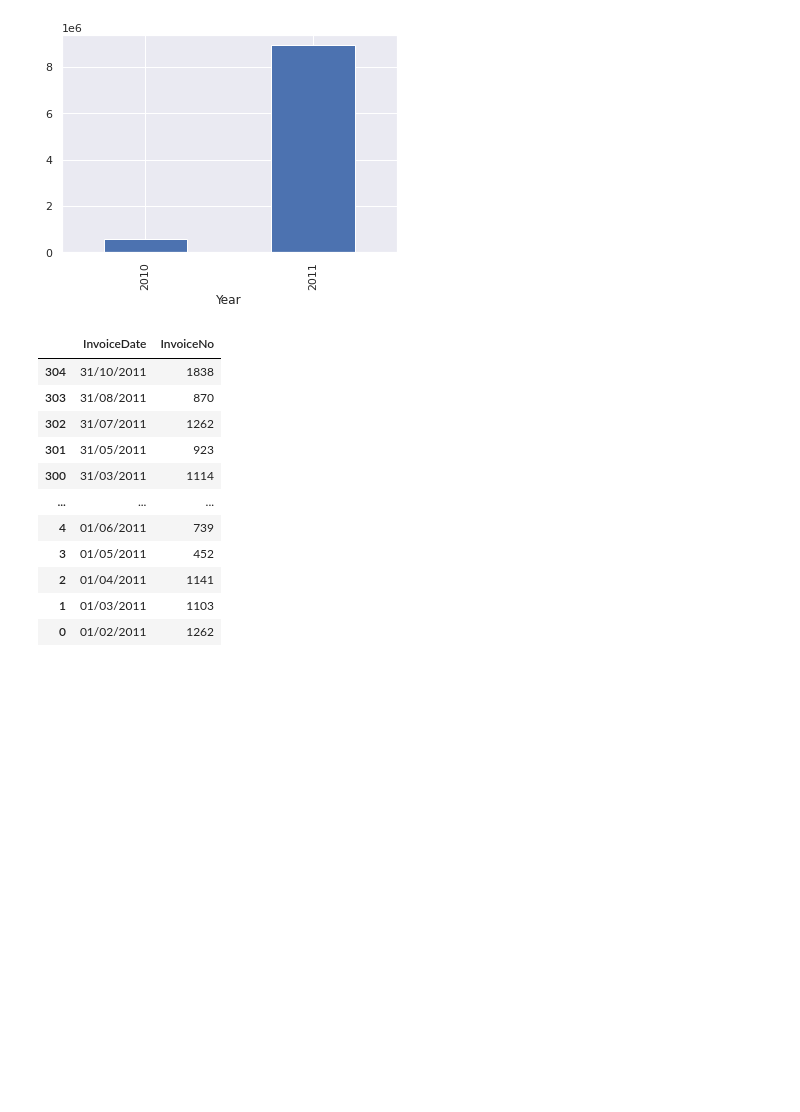
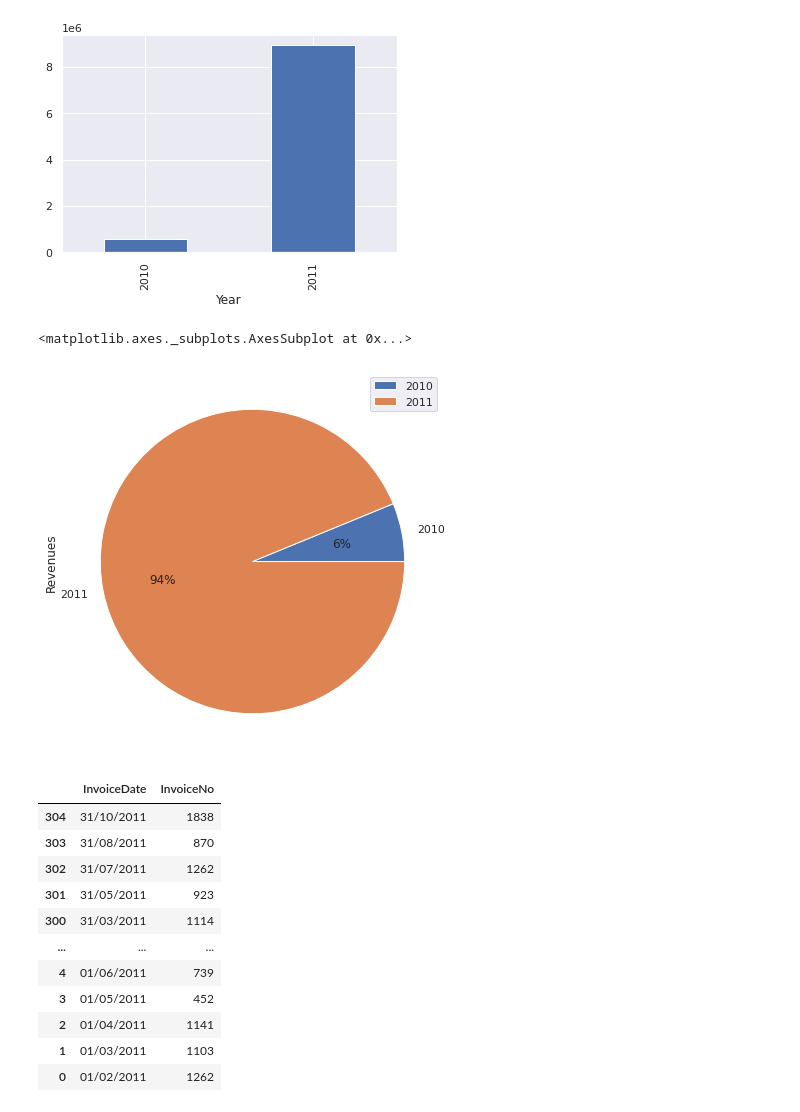
Before and after one commit to Manojgharge07/Capston_Project_1_Propensity_Model_, a Jupyter notebook: Capston_Project_1.ipynb, the cells around one changed output. Saved outputs shown, nothing was run; the diff lists cells and outputs as text; code cells hidden in the pictures; blank space fills up the shorter version.

```diff
--- a/Capston_Project_1.ipynb
+++ b/Capston_Project_1.ipynb
@@ -487,6 +487,14 @@ df1.groupby('Year')['Revenues'].sum().plot(kind = 'bar')
 # %% [output]
 <matplotlib.axes._subplots.AxesSubplot at 0x...>
 [figure]
+# %%
+#Total sales for different years
+import matplotlib.pyplot as plt
+fig, ax = plt.subplots(figsize=(12, 7))
+df1.groupby(['Year']).sum().head().plot(kind = 'pie', y='Revenues', autopct='%1.0f%%', ax=ax)
+# %% [output]
+<matplotlib.axes._subplots.AxesSubplot at 0x...>
+[figure, added]
 # %%
 df2 = df1
 # %%
```
Also changed, not shown: parts of 26 cells of this notebook.
